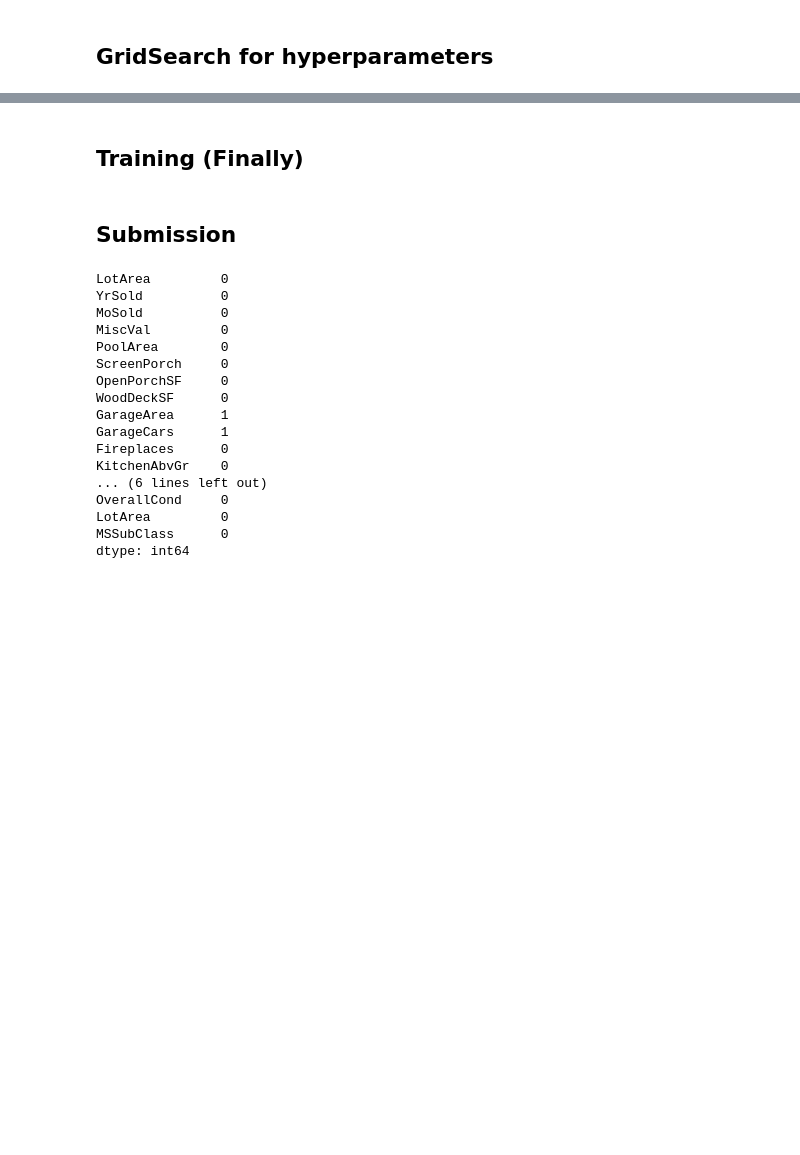
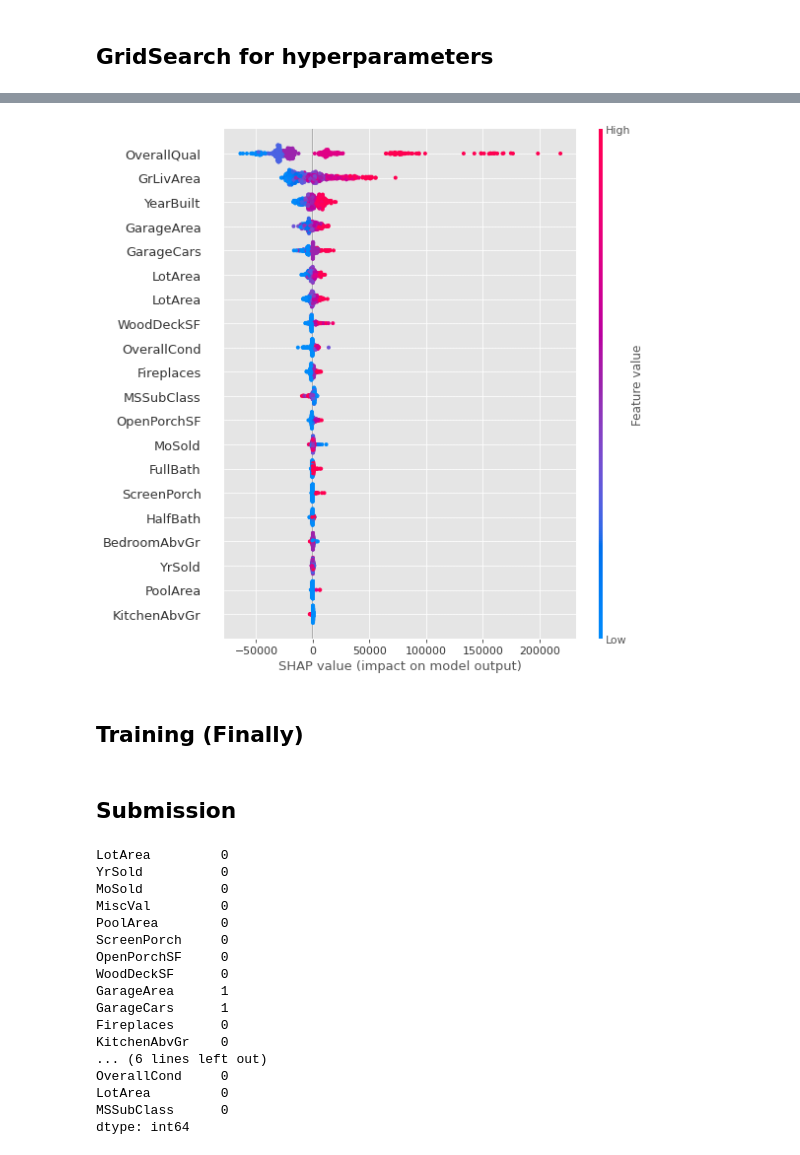
Before and after one commit to tutss/kaggle, a Jupyter notebook: knowledge/house-prices.ipynb, the cells around one changed output, grey strips where cells are left out. Saved outputs shown, nothing was run; the diff lists cells and outputs as text; code cells hidden in the pictures; blank space fills up the shorter version.

```diff
--- a/knowledge/house-prices.ipynb
+++ b/knowledge/house-prices.ipynb
@@ -248,3 +324,7 @@ array([29000.72237288, 37062.86431006, 34800.62988878, 26598.79853486,
+# %%
+shap.summary_plot(shap_values_test, X_test)
+# %% [output]
+[figure, added]
 # %% [markdown]
 ## Training (Finally)
 # %% [markdown]
```
Also changed, not shown: parts of 23 cells of this notebook.
